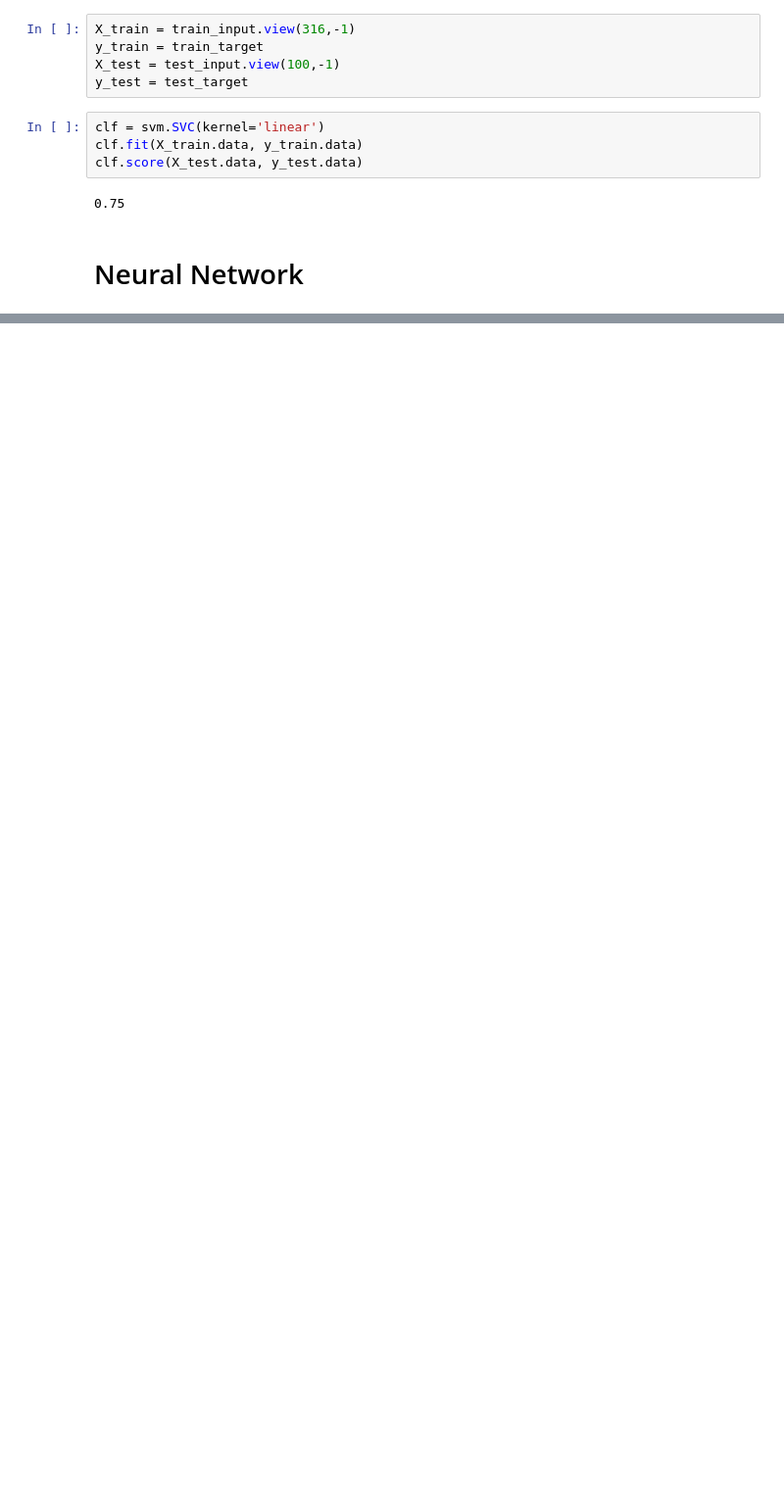
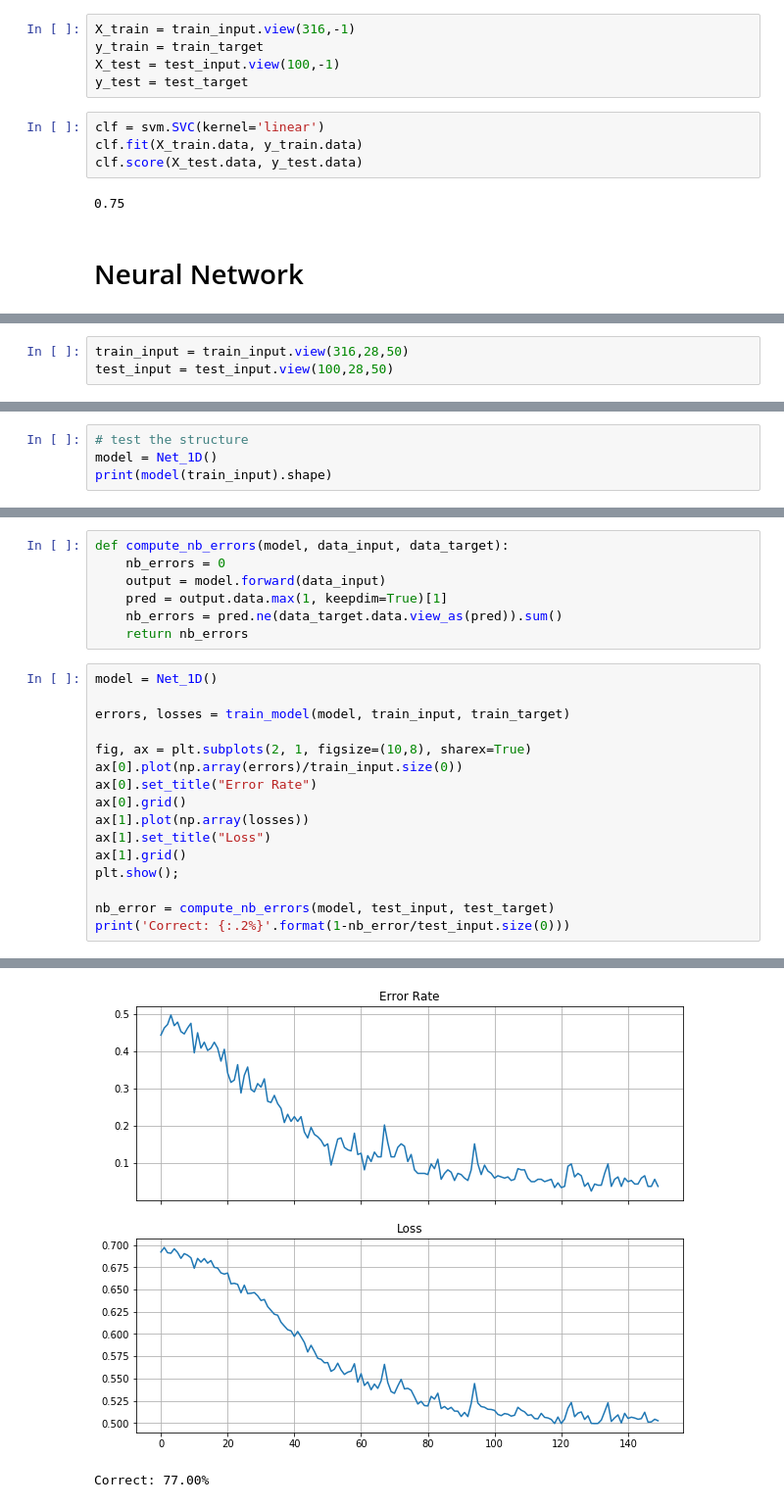
Before and after one commit to TaoSunVoyage/epfl-deeplearning-project, a Jupyter notebook: proj1/Proj1.ipynb, the cells around one changed output, grey strips where cells are left out. Shown at 98% size. Cells and saved outputs as stored; diff of their text form; blank space fills up the shorter version.

```diff
--- a/proj1/Proj1.ipynb
+++ b/proj1/Proj1.ipynb
@@ -45,0 +155,3 @@ clf.score(X_test.data, y_test.data)
+# %%
+train_input = train_input.view(316,28,50)
+test_input = test_input.view(100,28,50)
@@ -45,0 +202,4 @@ clf.score(X_test.data, y_test.data)
+# %%
+# test the structure
+model = Net_1D()
+print(model(train_input).shape)
@@ -45,0 +235,24 @@ clf.score(X_test.data, y_test.data)
+# %%
+def compute_nb_errors(model, data_input, data_target):
+    nb_errors = 0
+    output = model.forward(data_input)
+    pred = output.data.max(1, keepdim=True)[1]
+    nb_errors = pred.ne(data_target.data.view_as(pred)).sum()
+    return nb_errors
+# %%
+model = Net_1D()
+
+errors, losses = train_model(model, train_input, train_target)
+
+fig, ax = plt.subplots(2, 1, figsize=(10,8), sharex=True)
+ax[0].plot(np.array(errors)/train_input.size(0))
+ax[0].set_title("Error Rate")
+ax[0].grid()
+ax[1].plot(np.array(losses))
+ax[1].set_title("Loss")
+ax[1].grid()
+plt.show();
+
+nb_error = compute_nb_errors(model, test_input, test_target)
+print('Correct: {:.2%}'.format(1-nb_error/test_input.size(0)))
+# %% [output]
@@ -46 +274,3 @@ clf.score(X_test.data, y_test.data)
+[figure, added]
+Correct: 77.00%
 # %%
```
Also changed, not shown: parts of 30 cells of this notebook.
